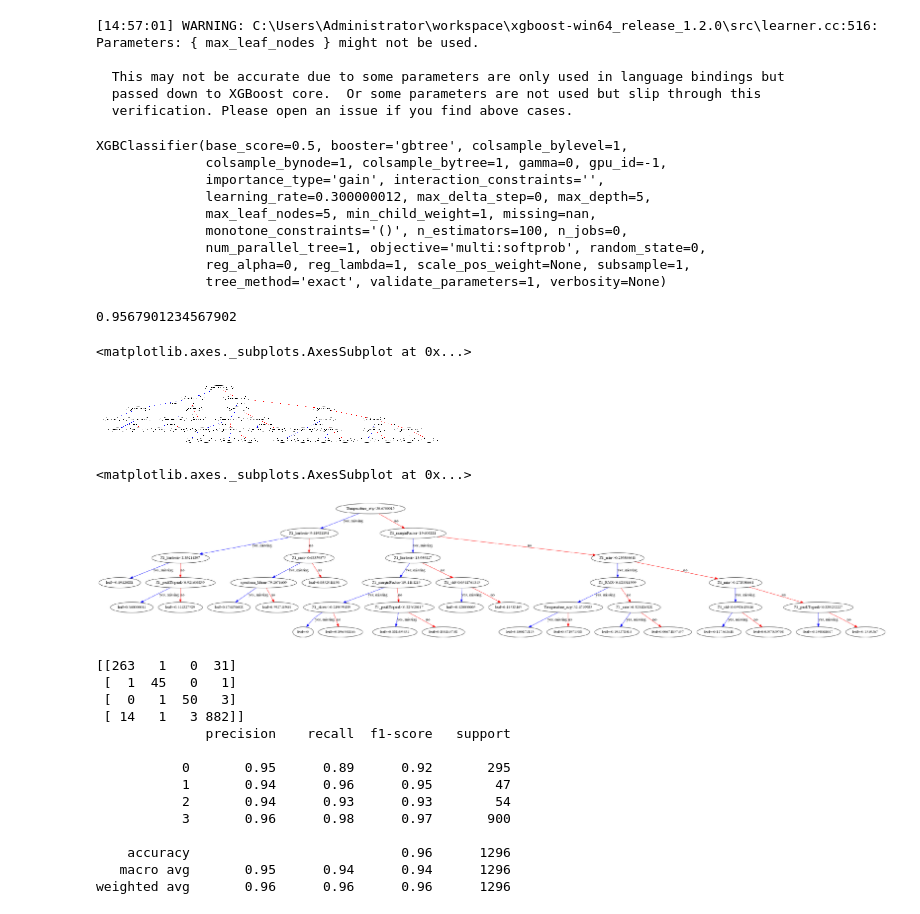
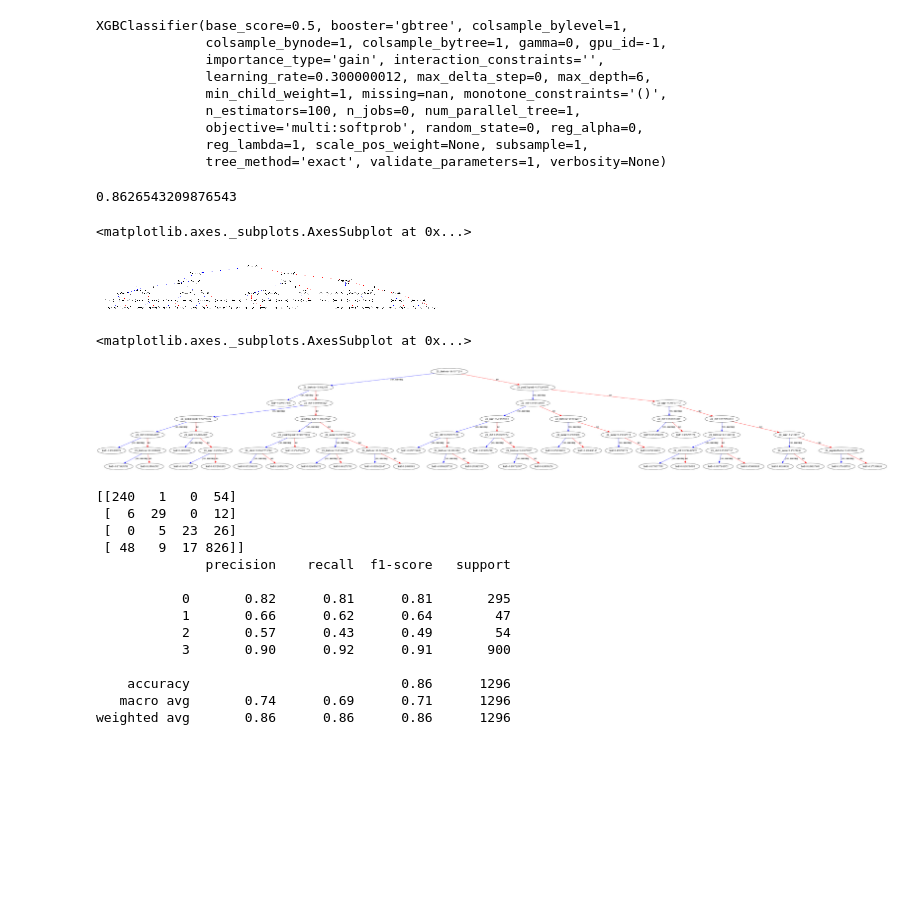
Before and after one commit to rtfgvb74125/Mould_ML, a Jupyter notebook: Data_processing/XGBoost_Model.ipynb, the cells around one changed output. Drawn from its saved outputs; the diff is of its cells as text; code cells hidden in the pictures; blank space fills up the shorter version.

```diff
--- a/Data_processing/XGBoost_Model.ipynb
+++ b/Data_processing/XGBoost_Model.ipynb
@@ -8,7 +8,7 @@ import xgboost as xgb
 from xgboost.sklearn import XGBClassifier
 from graphviz import Source
 # %%
-df_mould = pd.read_csv('D:\\桌面\\Train_Mould\\CH_Y.csv')
+df_mould = pd.read_csv('Data_without_hand.csv')
 df_mould.head(10)
 # %% [output]
 |  | Unnamed: 0 | Timestamp | Z1_mean | Z1_max | Z1_min | Z1_std | Z1_skew | Z1_kurtosis | Z1_peakTopeak | ... |
@@ -118,7 +77,7 @@ X = df_mould[['Z1_mean', 'Z1_max', 'Z1_min', 'Z1_std', 'Z1_skew',
        'Z1_kurtosis', 'Z1_peakTopeak', 'Z1_RMS', 'Z1_crestFactor',
        'Z1_shapeFactor', 'Z1_impulseFactor', 'Z1_marginFactor',
        'energy_Signal', 'spectrum_Mean', 'spectrum_Std', 'spectrum_Skew',
-       'spectrum_Kur','Temperature_avg', 'Current_avg',
-       'Current_max']]
+       'spectrum_Kur']]
+y = df_mould['Mould_life']
 # %%
 X_train,X_test,y_train,y_test = train_test_split(X,y,test_size = 0.3,random_state=40)
@@ -127,56 +84,54 @@ xgbClf_2 = XGBClassifier(max_depth=5,max_leaf_nodes=5)
+# %%
+params = { 'max_depth': 8, 'objective': 'multi:softmax', 'num_class': 10 , 'max_leaf_nodes':5}
+# %%
+xgbClf_2 = XGBClassifier(params)
 # %%
 xgbClf_2.fit(X_train,y_train)
 # %% [output]
-[14:57:01] WARNING: C:\Users\Administrator\workspace\xgboost-win64_release_1.2.0\src\learner.cc:516:
-Parameters: { max_leaf_nodes } might not be used.
-
-  This may not be accurate due to some parameters are only used in language bindings but
-  passed down to XGBoost core.  Or some parameters are not used but slip through this
-  verification. Please open an issue if you find above cases.
+XGBClassifier(base_score=0.5, booster='gbtree', colsample_bylevel=1,
+              colsample_bynode=1, colsample_bytree=1, gamma=0, gpu_id=-1,
+              importance_type='gain', interaction_constraints='',
+              learning_rate=0.300000012, max_delta_step=0, max_depth=6,
+              min_child_weight=1, missing=nan, monotone_constraints='()',
+              n_estimators=100, n_jobs=0, num_parallel_tree=1,
+              objective='multi:softprob', random_state=0, reg_alpha=0,
+              reg_lambda=1, scale_pos_weight=None, subsample=1,
+              tree_method='exact', validate_parameters=1, verbosity=None)
-XGBClassifier(base_score=0.5, booster='gbtree', colsample_bylevel=1,
-              colsample_bynode=1, colsample_bytree=1, gamma=0, gpu_id=-1,
-              importance_type='gain', interaction_constraints='',
-              learning_rate=0.300000012, max_delta_step=0, max_depth=5,
-              max_leaf_nodes=5, min_child_weight=1, missing=nan,
-              monotone_constraints='()', n_estimators=100, n_jobs=0,
-              num_parallel_tree=1, objective='multi:softprob', random_state=0,
-              reg_alpha=0, reg_lambda=1, scale_pos_weight=None, subsample=1,
-              tree_method='exact', validate_parameters=1, verbosity=None)
 # %%
 xgbClf_2.score(X_test,y_test)
 # %% [output]
-0.9567901234567902
+0.8626543209876543
 # %%
 xgb_pred_2 = xgbClf_2.predict(X_test)
 # %%
 xgb.plot_tree(xgbClf_2)
 # %% [output]
 <matplotlib.axes._subplots.AxesSubplot at 0x...>
-[figure, old version]
+[figure, new version]
 # %%
 fig,ax = plt.subplots()
-fig.set_size_inches(60,30)
+fig.set_size_inches(200,100)
 xgb.plot_tree(xgbClf_2,ax = ax)
 # %% [output]
 <matplotlib.axes._subplots.AxesSubplot at 0x...>
-[figure, old version]
+[figure, new version]
 # %%
 #混沌矩陣
 print(confusion_matrix(y_test,xgb_pred_2))
 #分類器數值
 print(classification_report(y_test,xgb_pred_2))
 # %% [output]
-[[263   1   0  31]
- [  1  45   0   1]
- [  0   1  50   3]
- [ 14   1   3 882]]
+[[240   1   0  54]
+ [  6  29   0  12]
+ [  0   5  23  26]
+ [ 48   9  17 826]]
               precision    recall  f1-score   support
 
-           0       0.95      0.89      0.92       295
-           1       0.94      0.96      0.95        47
-           2       0.94      0.93      0.93        54
-           3       0.96      0.98      0.97       900
+           0       0.82      0.81      0.81       295
+           1       0.66      0.62      0.64        47
+           2       0.57      0.43      0.49        54
+           3       0.90      0.92      0.91       900
 
-    accuracy                           0.96      1296
-   macro avg       0.95      0.94      0.94      1296
-weighted avg       0.96      0.96      0.96      1296
+    accuracy                           0.86      1296
+   macro avg       0.74      0.69      0.71      1296
+weighted avg       0.86      0.86      0.86      1296
```
Also changed, not shown: parts of 13 cells of this notebook, 5 other files.
